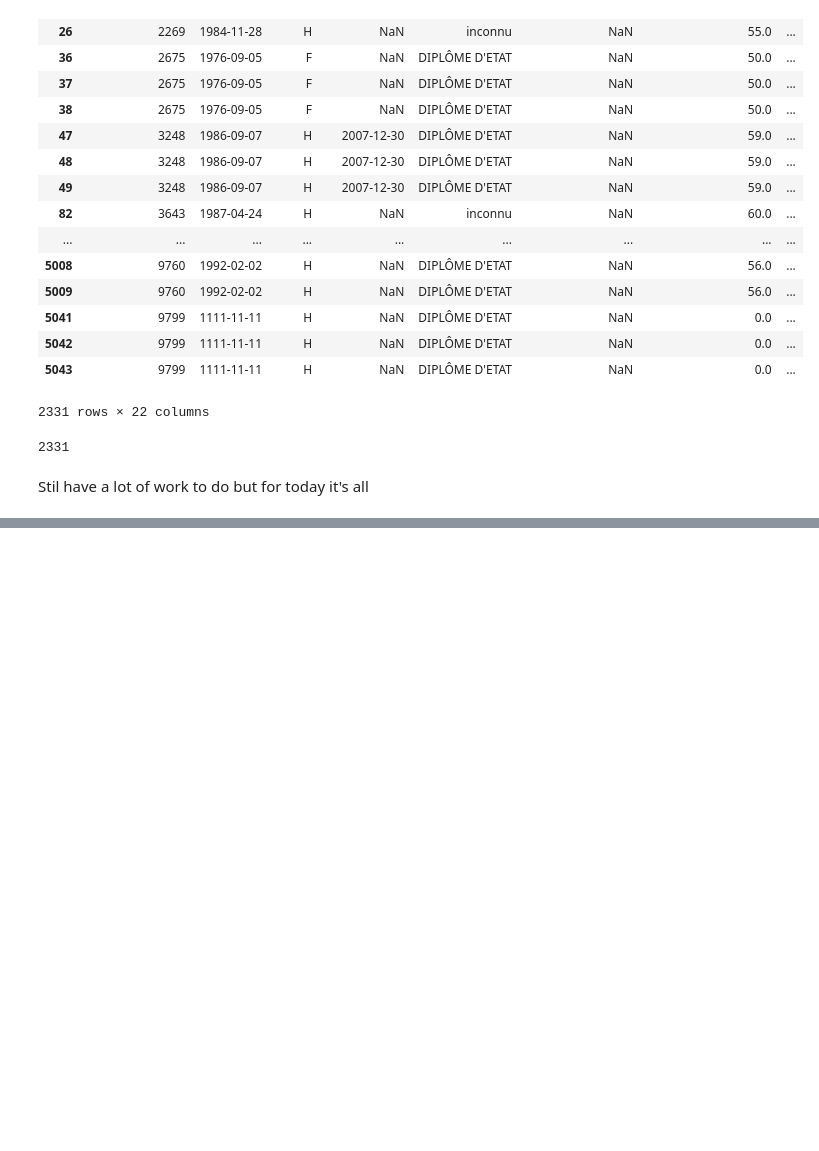
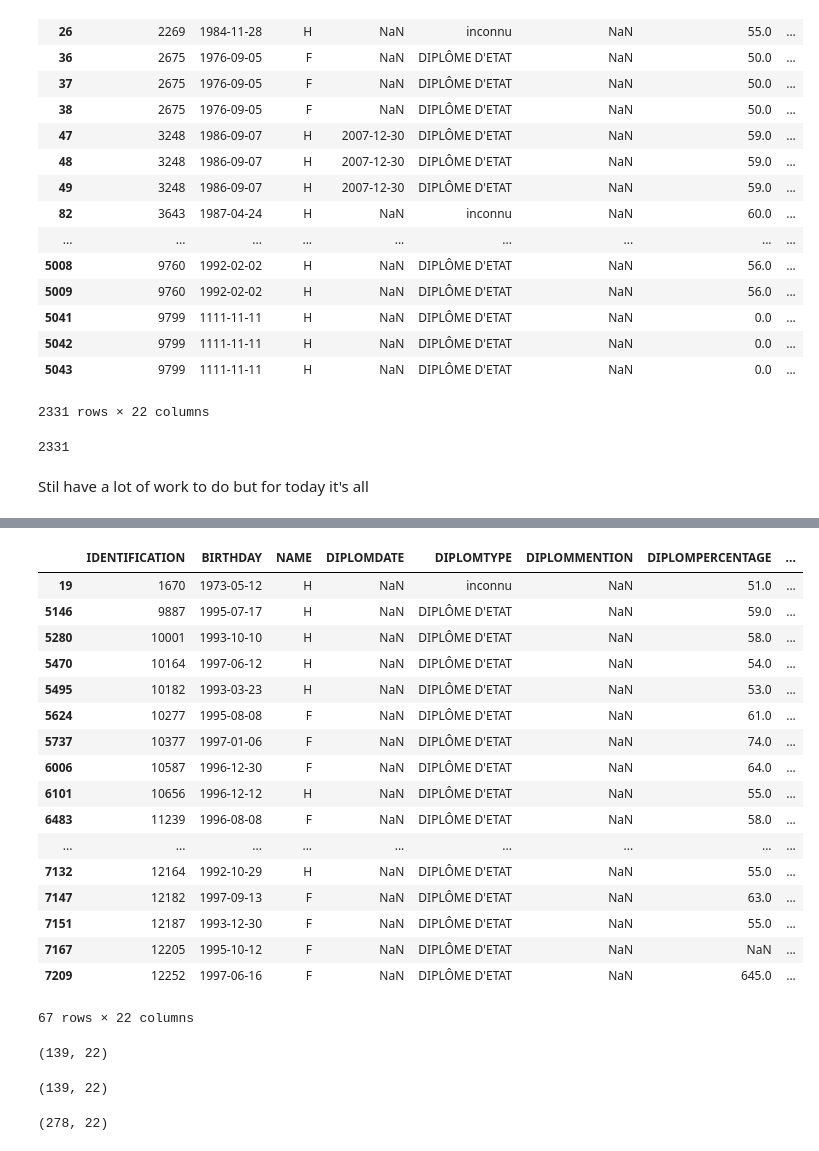
Before and after one commit to espoirMur/Student-Grade-Predictor, a Jupyter notebook: Memory-Cleanning Data_Draft1.ipynb, the cells around one changed output, grey strips where cells are left out. Saved outputs shown, nothing was run; the diff lists cells and outputs as text; code cells hidden in the pictures; blank space fills up the shorter version.

```diff
--- a/Memory-Cleanning Data_Draft1.ipynb
+++ b/Memory-Cleanning Data_Draft1.ipynb
@@ -566,0 +617,35 @@ Stil have a lot of work to do but for today it's all
+# %%
+DataMedecine1YSat16=DataForMedecineFac1[DataForMedecineFac1.ACADYEAR=='2015-2016' ]
+# %%
+DataMedecine1YSat16[ DataMedecine1YSat16.MENT2=='SATISFACTION'] #
+# %% [output]
+|  | IDENTIFICATION | BIRTHDAY | NAME | DIPLOMDATE | DIPLOMTYPE | DIPLOMMENTION | DIPLOMPERCENTAGE | ... |
+| 19 | 1670 | 1973-05-12 | H | NaN | inconnu | NaN | 51.0 | ... |
+| 5146 | 9887 | 1995-07-17 | H | NaN | DIPLÔME D'ETAT | NaN | 59.0 | ... |
+| 5280 | 10001 | 1993-10-10 | H | NaN | DIPLÔME D'ETAT | NaN | 58.0 | ... |
+| 5470 | 10164 | 1997-06-12 | H | NaN | DIPLÔME D'ETAT | NaN | 54.0 | ... |
+| 5495 | 10182 | 1993-03-23 | H | NaN | DIPLÔME D'ETAT | NaN | 53.0 | ... |
+| 5624 | 10277 | 1995-08-08 | F | NaN | DIPLÔME D'ETAT | NaN | 61.0 | ... |
+| 5737 | 10377 | 1997-01-06 | F | NaN | DIPLÔME D'ETAT | NaN | 74.0 | ... |
+| 6006 | 10587 | 1996-12-30 | F | NaN | DIPLÔME D'ETAT | NaN | 64.0 | ... |
+| 6101 | 10656 | 1996-12-12 | H | NaN | DIPLÔME D'ETAT | NaN | 55.0 | ... |
+| 6483 | 11239 | 1996-08-08 | F | NaN | DIPLÔME D'ETAT | NaN | 58.0 | ... |
+| ... | ... | ... | ... | ... | ... | ... | ... | ... |
+| 7132 | 12164 | 1992-10-29 | H | NaN | DIPLÔME D'ETAT | NaN | 55.0 | ... |
+| 7147 | 12182 | 1997-09-13 | F | NaN | DIPLÔME D'ETAT | NaN | 63.0 | ... |
+| 7151 | 12187 | 1993-12-30 | F | NaN | DIPLÔME D'ETAT | NaN | 55.0 | ... |
+| 7167 | 12205 | 1995-10-12 | F | NaN | DIPLÔME D'ETAT | NaN | NaN | ... |
+| 7209 | 12252 | 1997-06-16 | F | NaN | DIPLÔME D'ETAT | NaN | 645.0 | ... |
+67 rows × 22 columns
+# %%
+DataForMedecineFac1.shape
+# %% [output]
+(139, 22)
+# %%
+DataForMedecineFac.shape
+# %% [output]
+(139, 22)
+# %%
+dataset[dataset.FAC=='Faculté de Médecine'].shape
+# %% [output]
+(278, 22)
```
Also changed, not shown: parts of 57 cells of this notebook.
